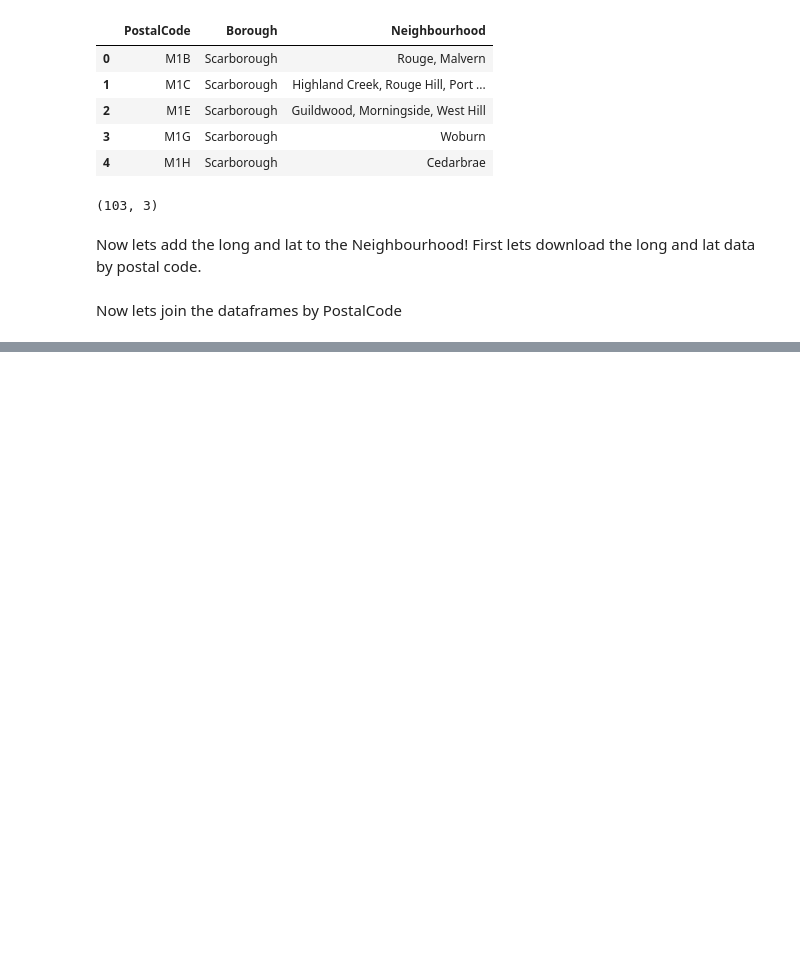
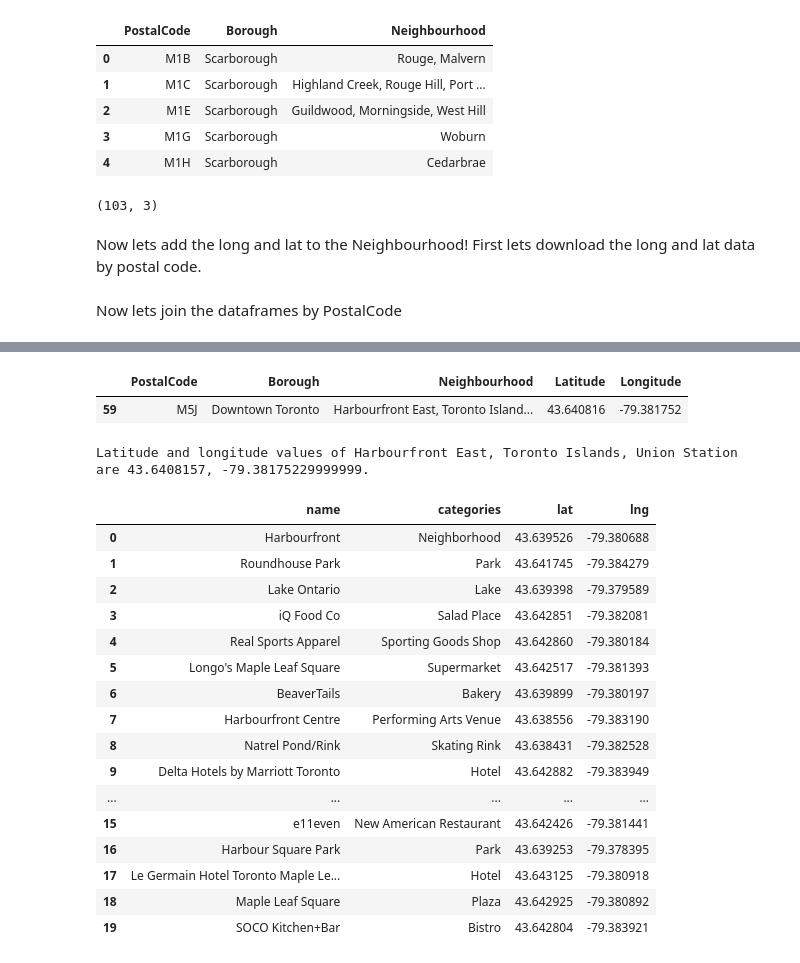
Before and after one commit to denniszaidi/ibmml, a Jupyter notebook: Capstone4.ipynb, the cells around one changed output, grey strips where cells are left out. Saved outputs shown, nothing was run; the diff lists cells and outputs as text; code cells hidden in the pictures; blank space fills up the shorter version.

```diff
--- a/Capstone4.ipynb
+++ b/Capstone4.ipynb
@@ -92,0 +162,79 @@ df.head(11)
+# %%
+df[df['Neighbourhood'].str.contains("Union Station")]
+# %% [output]
+|  | PostalCode | Borough | Neighbourhood | Latitude | Longitude |
+| 59 | M5J | Downtown Toronto | Harbourfront East, Toronto Island... | 43.640816 | -79.381752 |
+# %%
+neighborhood_latitude = df.loc[59, 'Latitude'] # neighborhood latitude value
+neighborhood_longitude = df.loc[59, 'Longitude'] # neighborhood longitude value
+
+neighborhood_name = df.loc[59, 'Neighbourhood'] # neighborhood name
+
+print('Latitude and longitude values of {} are {}, {}.'.format(neighborhood_name,
+                                                               neighborhood_latitude,
+                                                               neighborhood_longitude))
+# %% [output]
+Latitude and longitude values of Harbourfront East, Toronto Islands, Union Station are 43.6408157, -79.38175229999999.
+# %%
+
+LIMIT = 100 # limit of number of venues returned by Foursquare API
+
+radius = 500 # define radius
+
+url = 'https://api.foursquare.com/v2/venues/explore?&client_id={}&client_secret={}&v={}&ll={},{}&radius={}&limit={}'.format(
+    CLIENT_ID,
+    CLIENT_SECRET,
+    VERSION,
+    neighborhood_latitude,
+    neighborhood_longitude,
+    radius,
+    LIMIT)
+url
+results = requests.get(url).json()
+results
+
+# function that extracts the category of the venue
+def get_category_type(row):
+    try:
+        categories_list = row['categories']
+    except:
+        categories_list = row['venue.categories']
+
+    if len(categories_list) == 0:
+        return None
+    else:
+        return categories_list[0]['name']
+# %%
+venues = results['response']['groups'][0]['items']
+
+nearby_venues = json_normalize(venues) # flatten JSON
+
+# filter columns
+filtered_columns = ['venue.name', 'venue.categories', 'venue.location.lat', 'venue.location.lng']
+nearby_venues =nearby_venues.loc[:, filtered_columns]
+
+# filter the category for each row
+nearby_venues['venue.categories'] = nearby_venues.apply(get_category_type, axis=1)
+
+# clean columns
+nearby_venues.columns = [col.split(".")[-1] for col in nearby_venues.columns]
+
+nearby_venues.head(20)
+# %% [output]
+|  | name | categories | lat | lng |
+| 0 | Harbourfront | Neighborhood | 43.639526 | -79.380688 |
+| 1 | Roundhouse Park | Park | 43.641745 | -79.384279 |
+| 2 | Lake Ontario | Lake | 43.639398 | -79.379589 |
+| 3 | iQ Food Co | Salad Place | 43.642851 | -79.382081 |
+| 4 | Real Sports Apparel | Sporting Goods Shop | 43.642860 | -79.380184 |
+| 5 | Longo's Maple Leaf Square | Supermarket | 43.642517 | -79.381393 |
+| 6 | BeaverTails | Bakery | 43.639899 | -79.380197 |
+| 7 | Harbourfront Centre | Performing Arts Venue | 43.638556 | -79.383190 |
+| 8 | Natrel Pond/Rink | Skating Rink | 43.638431 | -79.382528 |
+| 9 | Delta Hotels by Marriott Toronto | Hotel | 43.642882 | -79.383949 |
+| ... | ... | ... | ... | ... |
+| 15 | e11even | New American Restaurant | 43.642426 | -79.381441 |
+| 16 | Harbour Square Park | Park | 43.639253 | -79.378395 |
+| 17 | Le Germain Hotel Toronto Maple Le... | Hotel | 43.643125 | -79.380918 |
+| 18 | Maple Leaf Square | Plaza | 43.642925 | -79.380892 |
+| 19 | SOCO Kitchen+Bar | Bistro | 43.642804 | -79.383921 |
```
Also changed, not shown: parts of 33 cells of this notebook.
